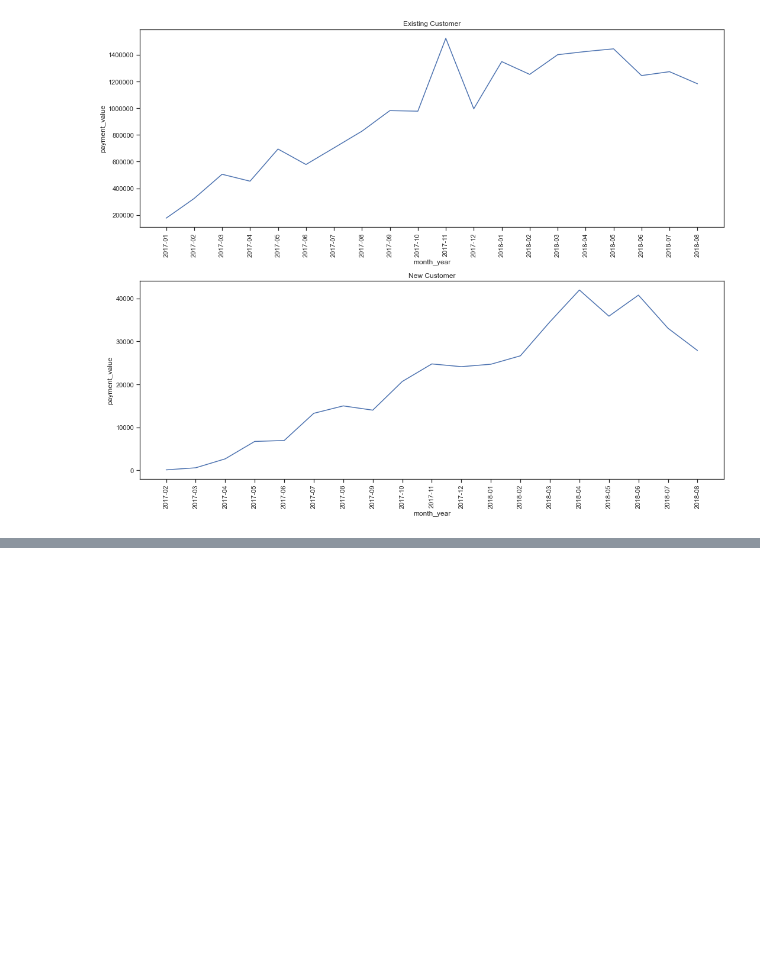
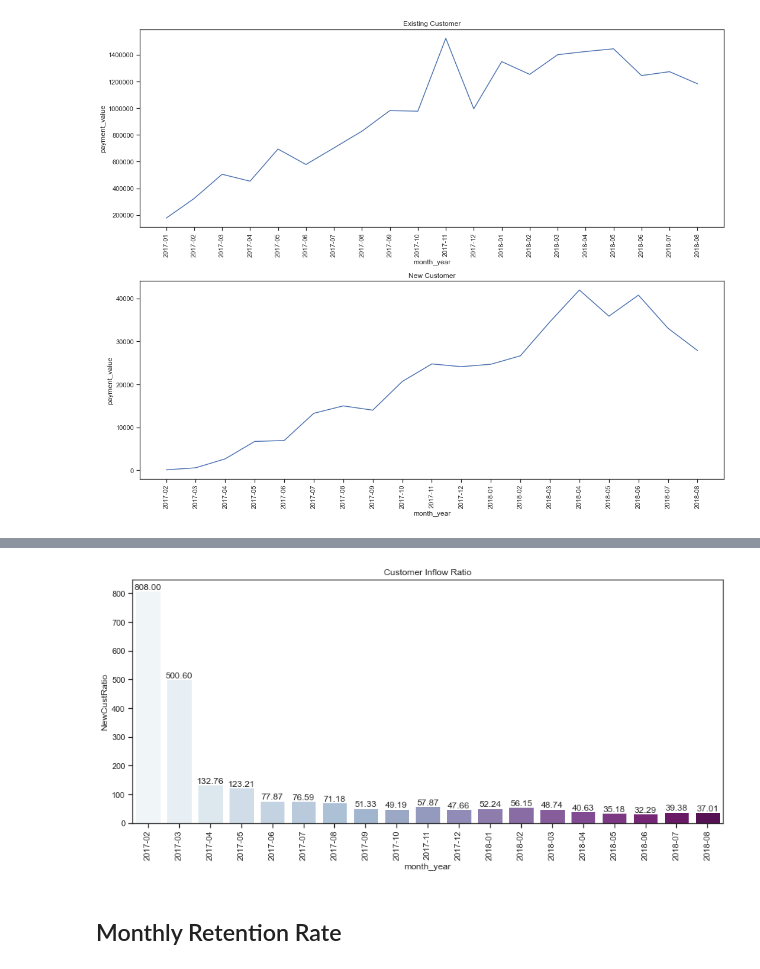
Before and after one commit to hyunjun33/Funnel_Analysis, a Jupyter notebook: Olist/Olist_Funnel_Analysis.ipynb, the cells around one changed output, grey strips where cells are left out. Cells and saved outputs as stored; diff of their text form; code cells hidden in the pictures; blank space fills up the shorter version.

```diff
--- a/Olist/Olist_Funnel_Analysis.ipynb
+++ b/Olist/Olist_Funnel_Analysis.ipynb
@@ -440,3 +426,12 @@ plt.tight_layout()
 plt.show()
 # %% [output]
 [figure]
+# %%
+# Create a dataframe that shows new user ratio - we also need to drop NA values (first month new user ratio is 0)
+df_user_ratio = df.query("customer_type == 'New'").groupby(["month_year"])["customer_unique_id"].nunique() / df.query("customer_type == 'Existing'").groupby(["month_year"])["customer_unique_id"].nunique()
+df_user_ratio = df_user_ratio.reset_index()
+
+# drop nan valaues that resulted from first month
+df_user_ratio = df_user_ratio.dropna()
+df_user_ratio.columns = ["month_year", "NewCustRatio"]
+df_user_ratio
@@ -442,0 +456,12 @@ plt.show()
+# %%
+fig, ax = plt.subplots(figsize=(12, 6))
+sns.barplot(x="month_year", y="NewCustRatio", data=df_user_ratio, palette="BuPu")
+ax.tick_params(axis="x", labelrotation=90)
+ax.set_title("Customer Inflow Ratio")
+ax.bar_label(ax.containers[0], padding=0, fmt="%.2f")
+plt.tight_layout()
+plt.show()
+# %% [output]
+[figure, added]
+# %% [markdown]
+## Monthly Retention Rate
```
Also changed, not shown: parts of 12 cells of this notebook.
